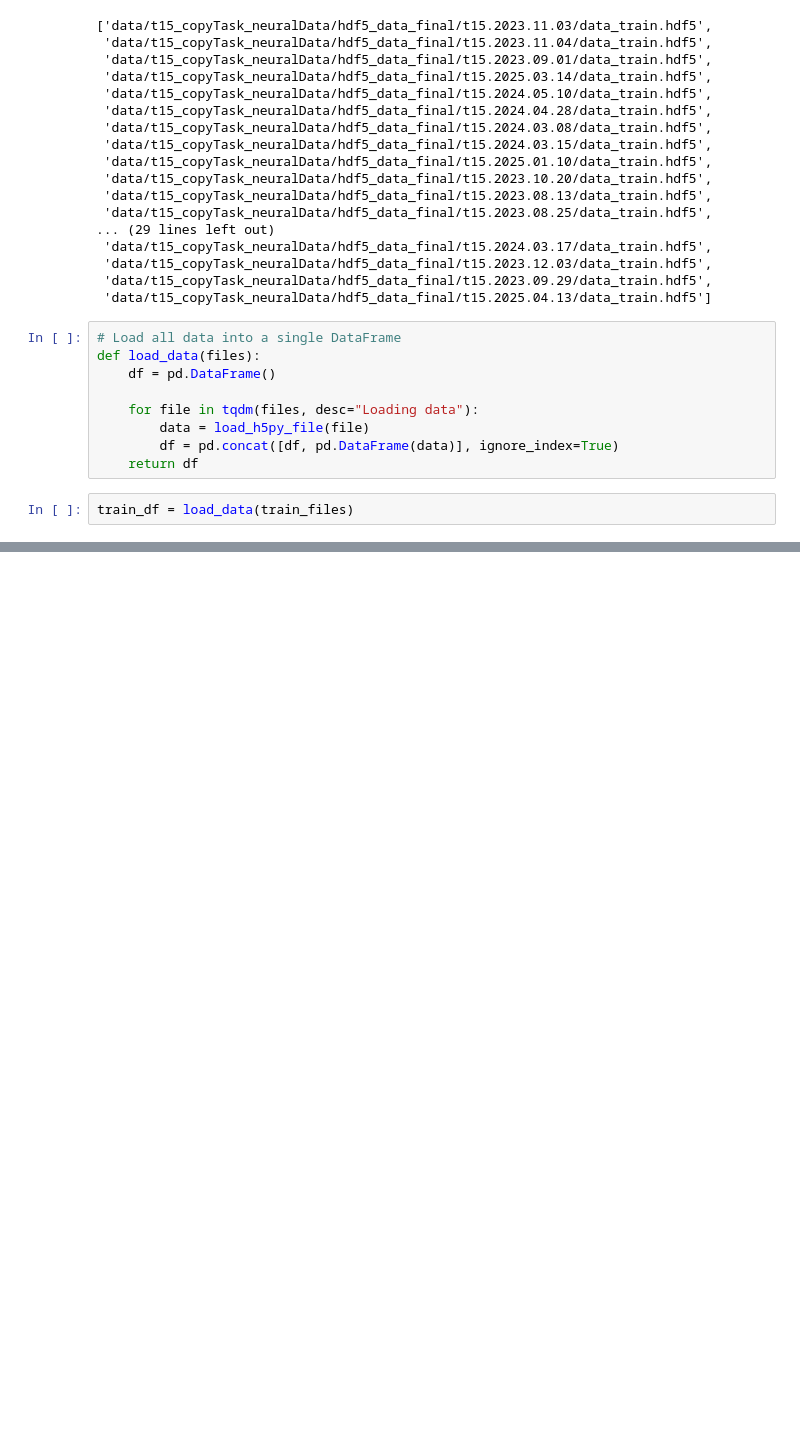
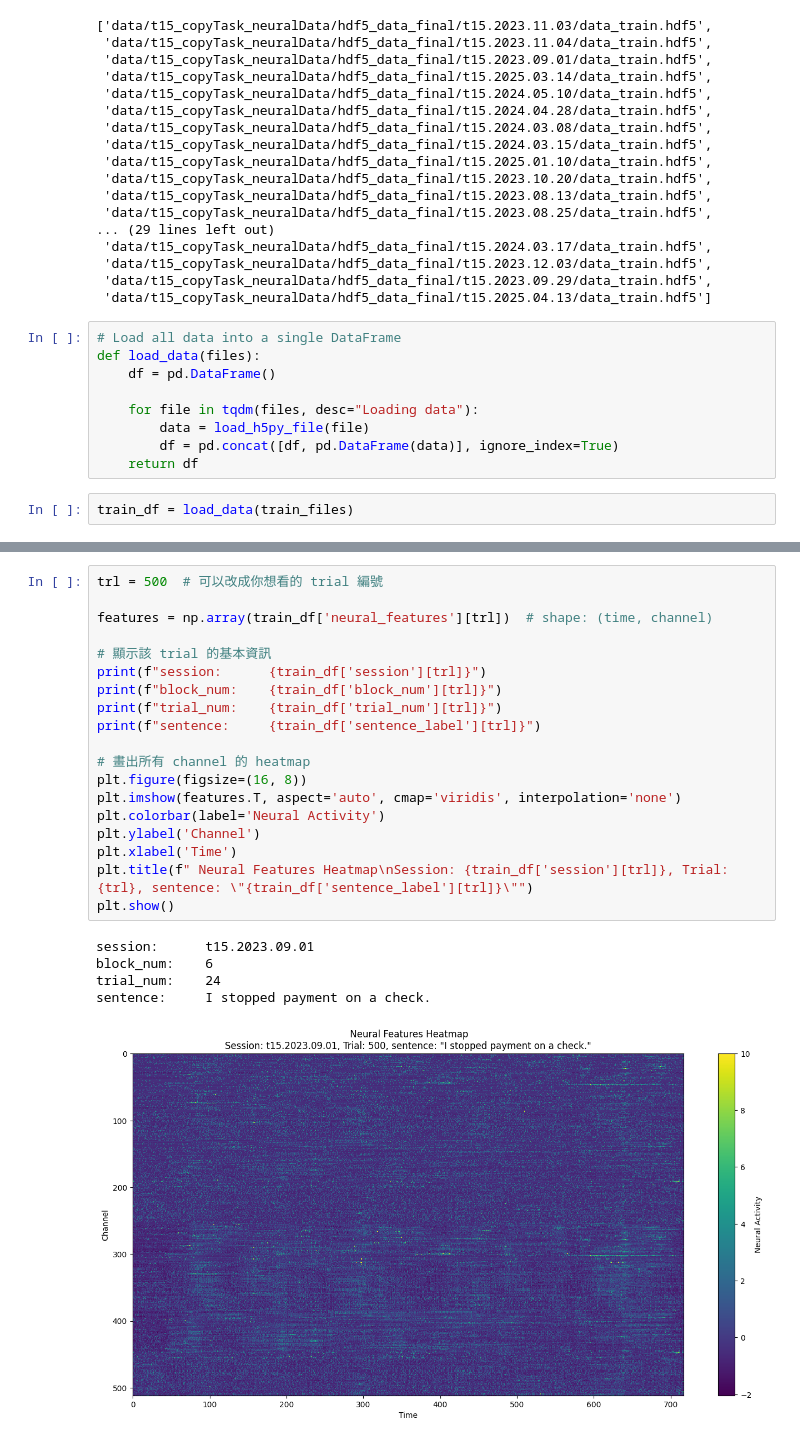
Before and after one commit to Hsun1128/nejm-brain-to-text, a Jupyter notebook: OverviewData.ipynb, the cells around one changed output, grey strips where cells are left out. Drawn from its saved outputs; the diff is of its cells as text; blank space fills up the shorter version.

```diff
--- a/OverviewData.ipynb
+++ b/OverviewData.ipynb
@@ -112,0 +180,25 @@ Shape of data item 4: (918, 512)
+# %%
+trl = 500  # 可以改成你想看的 trial 編號
+
+features = np.array(train_df['neural_features'][trl])  # shape: (time, channel)
+
+# 顯示該 trial 的基本資訊
+print(f"session:      {train_df['session'][trl]}")
+print(f"block_num:    {train_df['block_num'][trl]}")
+print(f"trial_num:    {train_df['trial_num'][trl]}")
+print(f"sentence:     {train_df['sentence_label'][trl]}")
+
+# 畫出所有 channel 的 heatmap
+plt.figure(figsize=(16, 8))
+plt.imshow(features.T, aspect='auto', cmap='viridis', interpolation='none')
+plt.colorbar(label='Neural Activity')
+plt.ylabel('Channel')
+plt.xlabel('Time')
+plt.title(f" Neural Features Heatmap\nSession: {train_df['session'][trl]}, Trial: {trl}, sentence: \"{train_df['sentence_label'][trl]}\"")
+plt.show()
+# %% [output]
+session:      t15.2023.09.01
+block_num:    6
+trial_num:    24
+sentence:     I stopped payment on a check.
+[figure, added]
```
Also changed, not shown: parts of 10 cells of this notebook.
